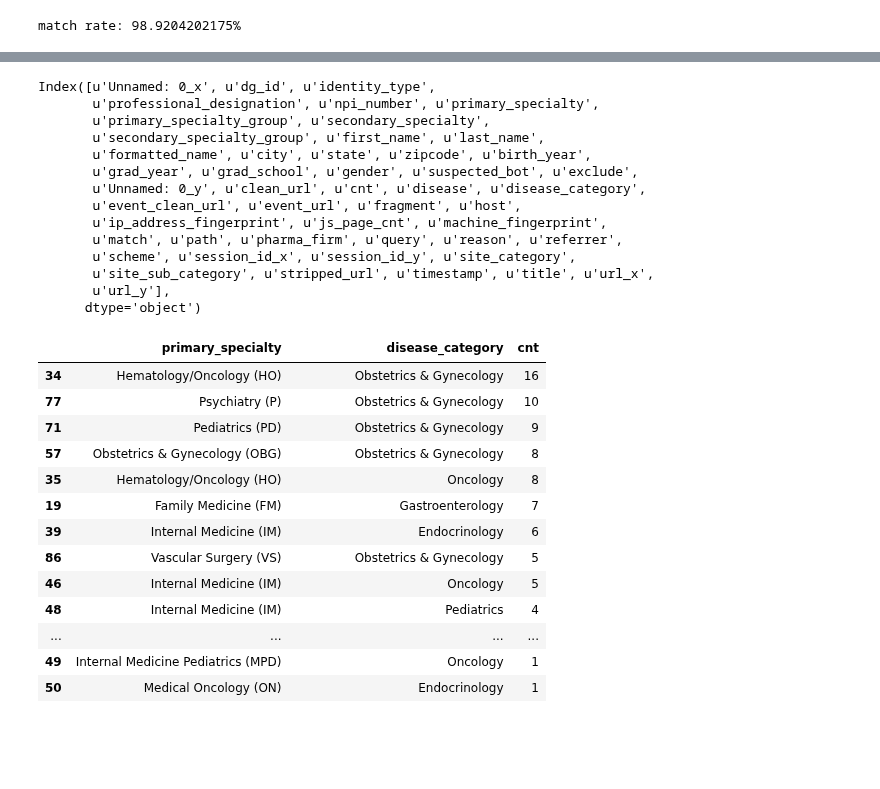
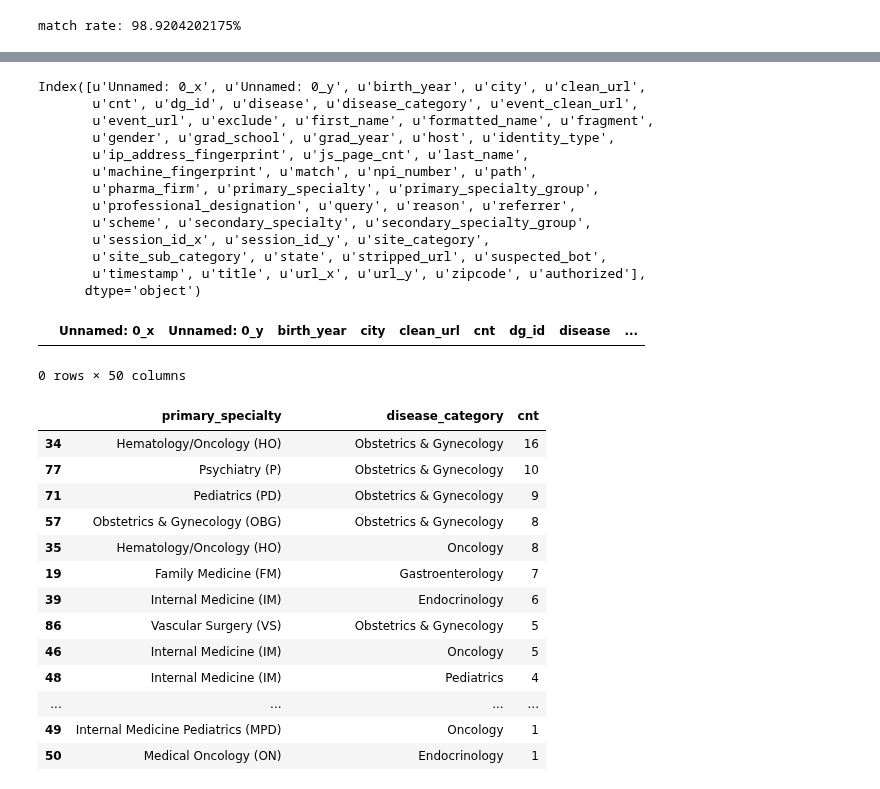
Before and after one commit to AmbitionData/DMD_AIM, a Jupyter notebook: models/npi_model_v1.ipynb, the cells around one changed output, grey strips where cells are left out. Drawn from its saved outputs; the diff is of its cells as text; code cells hidden in the pictures; blank space fills up the shorter version.

```diff
--- a/models/npi_model_v1.ipynb
+++ b/models/npi_model_v1.ipynb
@@ -144,3 +172,4 @@ Hematology/Oncology (HO) is the least active specialty, with an average of 4.44
 # %%
 v = visitors[visitors.npi_number.isin(sample_npis)]
-catev = pd.merge(v, categorized_events, on='dg_id')
+ev = pd.merge(v, events, on='dg_id')
+ev = utils.categorize_events(ev, url_categories)
@@ -151,17 +176,23 @@ len(catev)
+# %%
+ev['authorized'] = ev.identity_type.apply(lambda x: 1 if x == 'AUT' else 0)
 # %%
-catev.columns
+ev.columns
 # %% [output]
-Index([u'Unnamed: 0_x', u'dg_id', u'identity_type',
-       u'professional_designation', u'npi_number', u'primary_specialty',
-       u'primary_specialty_group', u'secondary_specialty',
-       u'secondary_specialty_group', u'first_name', u'last_name',
-       u'formatted_name', u'city', u'state', u'zipcode', u'birth_year',
-       u'grad_year', u'grad_school', u'gender', u'suspected_bot', u'exclude',
-       u'Unnamed: 0_y', u'clean_url', u'cnt', u'disease', u'disease_category',
-       u'event_clean_url', u'event_url', u'fragment', u'host',
-       u'ip_address_fingerprint', u'js_page_cnt', u'machine_fingerprint',
-       u'match', u'path', u'pharma_firm', u'query', u'reason', u'referrer',
-       u'scheme', u'session_id_x', u'session_id_y', u'site_category',
-       u'site_sub_category', u'stripped_url', u'timestamp', u'title', u'url_x',
-       u'url_y'],
+Index([u'Unnamed: 0_x', u'Unnamed: 0_y', u'birth_year', u'city', u'clean_url',
+       u'cnt', u'dg_id', u'disease', u'disease_category', u'event_clean_url',
+       u'event_url', u'exclude', u'first_name', u'formatted_name', u'fragment',
+       u'gender', u'grad_school', u'grad_year', u'host', u'identity_type',
+       u'ip_address_fingerprint', u'js_page_cnt', u'last_name',
+       u'machine_fingerprint', u'match', u'npi_number', u'path',
+       u'pharma_firm', u'primary_specialty', u'primary_specialty_group',
+       u'professional_designation', u'query', u'reason', u'referrer',
+       u'scheme', u'secondary_specialty', u'secondary_specialty_group',
+       u'session_id_x', u'session_id_y', u'site_category',
+       u'site_sub_category', u'state', u'stripped_url', u'suspected_bot',
+       u'timestamp', u'title', u'url_x', u'url_y', u'zipcode', u'authorized'],
       dtype='object')
+# %%
+ev[ev.authorized==0]
+# %% [output]
+|  | Unnamed: 0_x | Unnamed: 0_y | birth_year | city | clean_url | cnt | dg_id | disease | ... |
+0 rows × 50 columns
```
Also changed, not shown: parts of 15 cells of this notebook, 2 other files.
